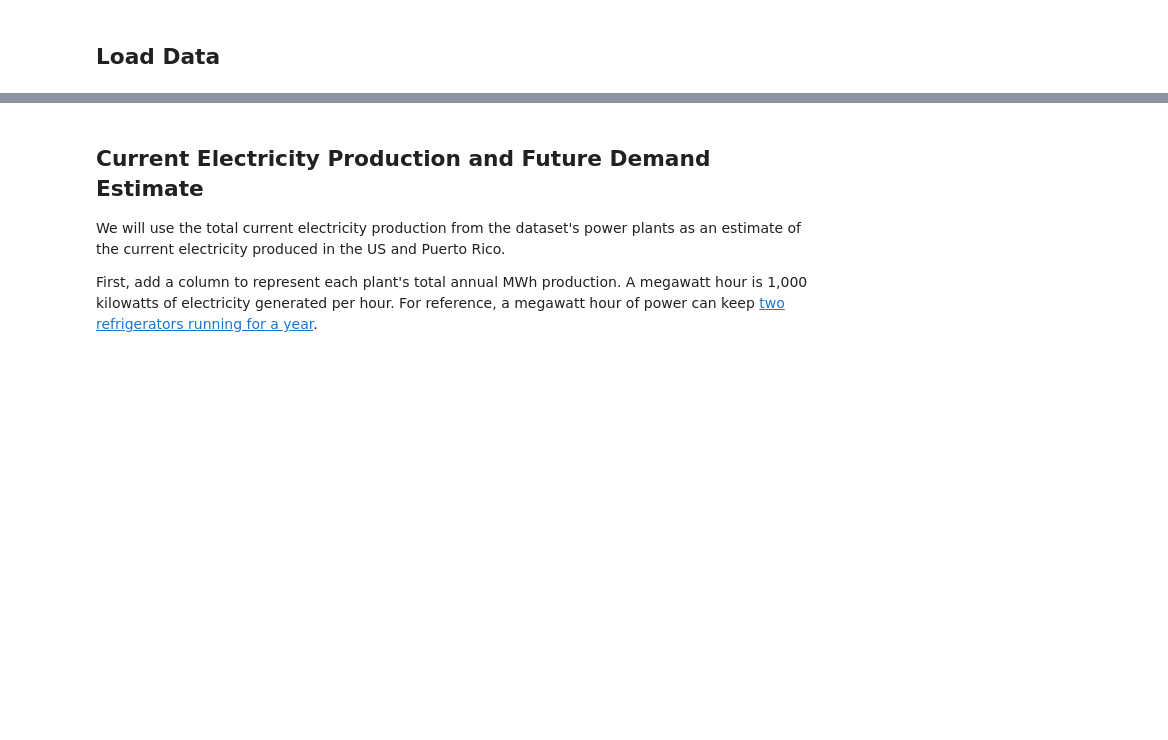
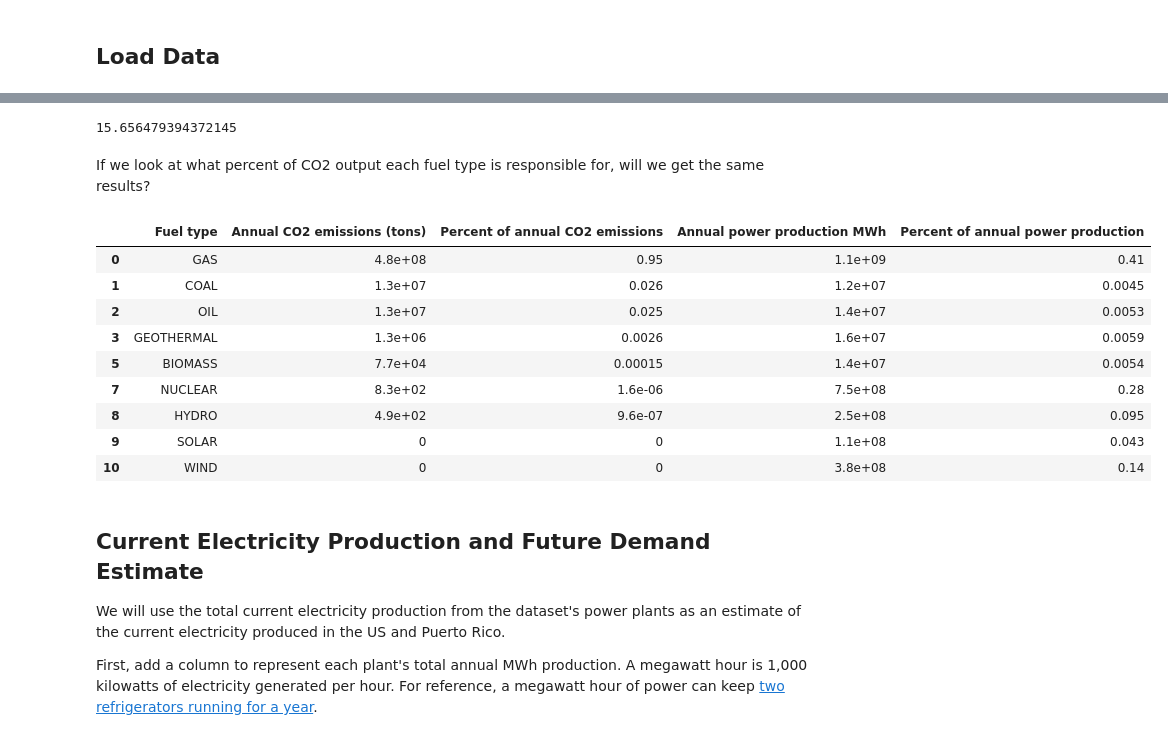
Before and after one commit to BenBagBag/egrid, a Jupyter notebook: How Green Is My Grid?.ipynb, the cells around one changed output, grey strips where cells are left out. Drawn from its saved outputs; the diff is of its cells as text; code cells hidden in the pictures; blank space fills up the shorter version.

```diff
--- a/How Green Is My Grid?.ipynb
+++ b/How Green Is My Grid?.ipynb
@@ -59,0 +247,2 @@ egrid_df.columns
+# %%
+single_fuel_plants_df = egrid_df[egrid_df['is_single_fuel_plant'] == True]
@@ -59,0 +280,5 @@ egrid_df.columns
+# %%
+coal_to_geothermal = fuel_type_efficiency[fuel_type_efficiency['Fuel type'] == 'COAL']['CO2 emissions lb/MWh'].iloc[0] / fuel_type_efficiency[fuel_type_efficiency['Fuel type'] == 'GEOTHERMAL']['CO2 emissions lb/MWh'].iloc[0]
+coal_to_geothermal
+# %% [output]
+15.656479394372145
@@ -59,0 +289,31 @@ egrid_df.columns
+# %% [markdown]
+If we look at what percent of CO2 output each fuel type is responsible for, will we get the same results?
+# %%
+total_co2_production = single_fuel_plants_df['annual_co2_emissions_tons'].sum()
+
+percent_of_net_emissions_by_fuel = single_fuel_plants_df.groupby('primary_fuel_category')['annual_co2_emissions_tons'].sum().sort_values(ascending=False)
+percent_of_net_emissions_by_fuel.index.name = 'Fuel type'
+percent_of_net_emissions_by_fuel = percent_of_net_emissions_by_fuel.reset_index().rename(columns={ 'annual_co2_emissions_tons': 'Annual CO2 emissions (tons)' })
+percent_of_net_emissions_by_fuel['Percent of annual CO2 emissions'] = percent_of_net_emissions_by_fuel['Annual CO2 emissions (tons)'] / total_co2_production
+
+net_power_by_fuel_type = single_fuel_plants_df.groupby('primary_fuel_category')['annual_net_generation_mwh'].sum()
+net_power_by_fuel_type.index.name = 'Fuel type'
+net_power_by_fuel_type = net_power_by_fuel_type.reset_index().rename(columns={ 'annual_net_generation_mwh': 'Annual power production MWh' })
+
+percentage_emissions_and_production = pd.merge(percent_of_net_emissions_by_fuel, net_power_by_fuel_type, how='left', on=['Fuel type'])
+percentage_emissions_and_production['Percent of annual power production'] = percentage_emissions_and_production['Annual power production MWh'] / percentage_emissions_and_production['Annual power production MWh'].sum()
+
+
+# Ignoring the "grab bag" categories, because those include multiple fuel types
+percentage_emissions_and_production[~percentage_emissions_and_production['Fuel type'].isin(['OTHF', 'OFSL'])]
+# %% [output]
+|  | Fuel type | Annual CO2 emissions (tons) | Percent of annual CO2 emissions | Annual power production MWh | Percent of annual power production |
+| 0 | GAS | 4.8e+08 | 0.95 | 1.1e+09 | 0.41 |
+| 1 | COAL | 1.3e+07 | 0.026 | 1.2e+07 | 0.0045 |
+| 2 | OIL | 1.3e+07 | 0.025 | 1.4e+07 | 0.0053 |
+| 3 | GEOTHERMAL | 1.3e+06 | 0.0026 | 1.6e+07 | 0.0059 |
+| 5 | BIOMASS | 7.7e+04 | 0.00015 | 1.4e+07 | 0.0054 |
+| 7 | NUCLEAR | 8.3e+02 | 1.6e-06 | 7.5e+08 | 0.28 |
+| 8 | HYDRO | 4.9e+02 | 9.6e-07 | 2.5e+08 | 0.095 |
+| 9 | SOLAR | 0 | 0 | 1.1e+08 | 0.043 |
+| 10 | WIND | 0 | 0 | 3.8e+08 | 0.14 |
```
Also changed, not shown: parts of 37 cells of this notebook, 5 other files.
